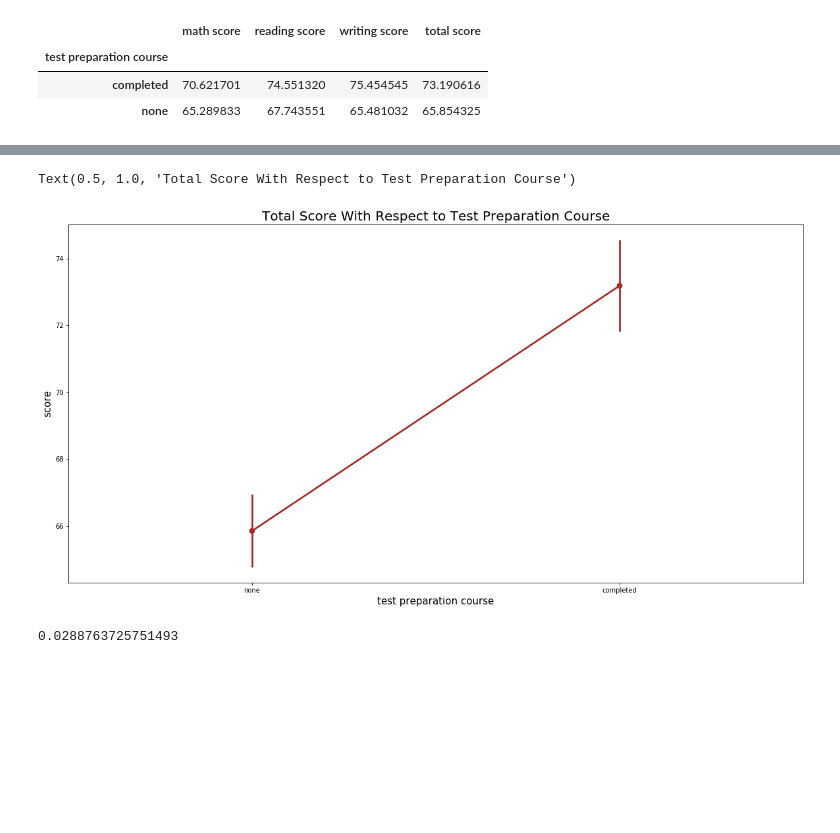
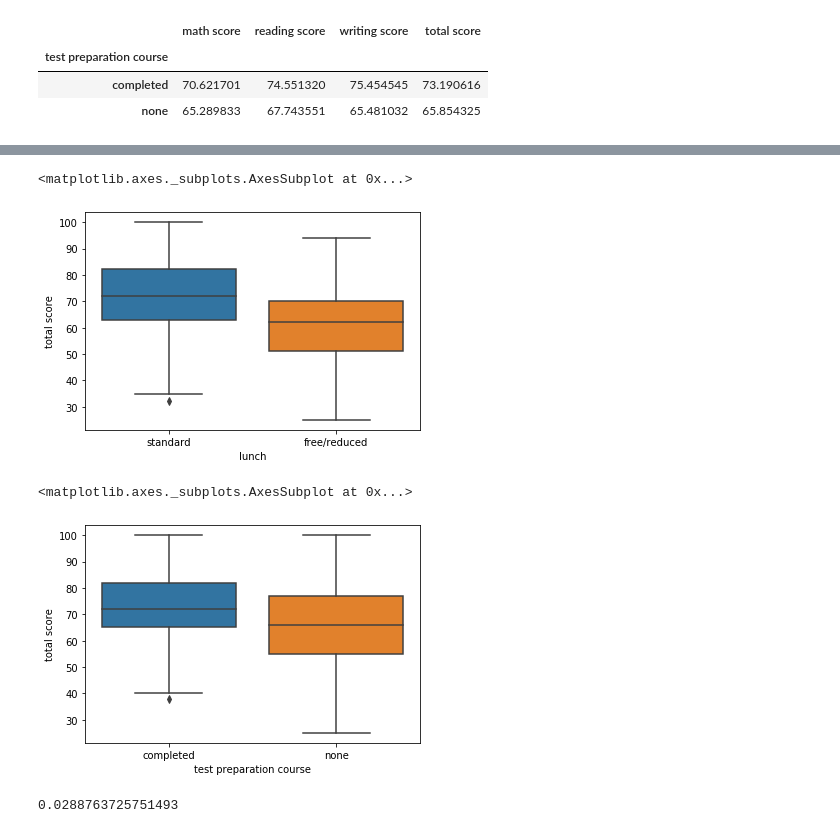
Before and after one commit to kyle1903/cuni_sw_project, a Jupyter notebook: pandas.ipynb, the cells around one changed output, grey strips where cells are left out. Cells and saved outputs as stored; diff of their text form; code cells hidden in the pictures; blank space fills up the shorter version.

```diff
--- a/pandas.ipynb
+++ b/pandas.ipynb
@@ -303,17 +283,22 @@ data.groupby(['test preparation course']).mean()
+# %%
+# visualization - total score by lunch
+
+sns.boxplot(x='lunch', y='total score', data=data, order=['standard', 'free/reduced'])
+# %% [output]
+<matplotlib.axes._subplots.AxesSubplot at 0x...>
+[figure, added]
 # %%
-# visualization - total score by prep course
+#f,ax1 = plt.subplots(figsize =(20,10))
+#sns.pointplot(x='test preparation course',y='total score',data=data,color='brown')
 
-# visualization - total score by race/ethnicity
+#plt.xlabel('test preparation course',fontsize = 15,color='black')
+#plt.ylabel('score',fontsize = 15,color='black')
+#plt.title('Test Preparation Course',fontsize = 20,color='black')
 
-f,ax1 = plt.subplots(figsize =(20,10))
-sns.pointplot(x='test preparation course',y='total score',data=data,color='brown')
-
-plt.xlabel('test preparation course',fontsize = 15,color='black')
-plt.ylabel('score',fontsize = 15,color='black')
-plt.title('Total Score With Respect to Test Preparation Course',fontsize = 20,color='black')
+sns.boxplot(x='test preparation course', y='total score', data=data, order=['completed', 'none'])
 # %% [output]
-Text(0.5, 1.0, 'Total Score With Respect to Test Preparation Course')
+<matplotlib.axes._subplots.AxesSubplot at 0x...>
-[figure, old version]
+[figure, new version]
 # %%
 # calculating mutual information for target variables
 
```
Also changed, not shown: parts of 29 cells of this notebook.
